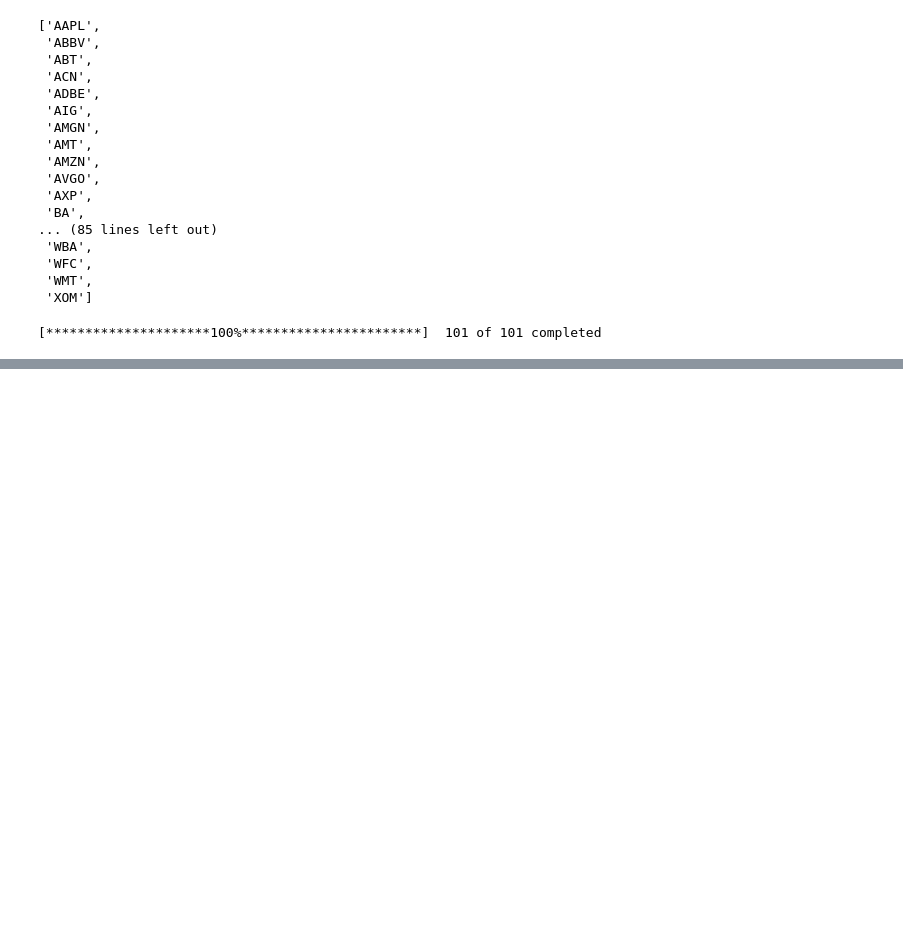
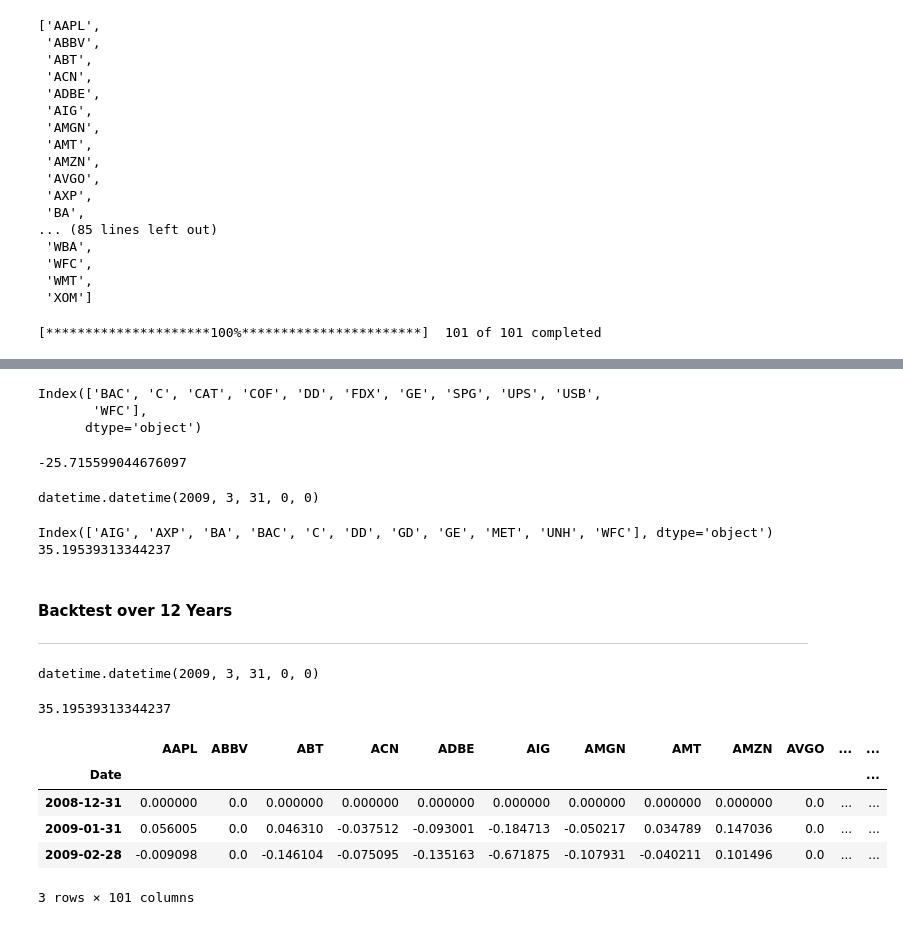
Before and after one commit to factorwonk/quantcryptobasic, a Jupyter notebook: 08_short_term_reversal.ipynb, the cells around one changed output, grey strips where cells are left out. Drawn from its saved outputs; the diff is of its cells as text; code cells hidden in the pictures; blank space fills up the shorter version.

Commit message:
saved minor edits to reversal branch

```diff
--- a/08_short_term_reversal.ipynb
+++ b/08_short_term_reversal.ipynb
@@ -129,0 +227,8 @@ prices.head()
+# %%
+# Screen for all stocks in the lowest performing decile
+losers = ret_1M[ret_1M.decile == 0].index
+losers
+# %% [output]
+Index(['BAC', 'C', 'CAT', 'COF', 'DD', 'FDX', 'GE', 'SPG', 'UPS', 'USB',
+       'WFC'],
+      dtype='object')
@@ -129,0 +238,31 @@ prices.head()
+# %%
+# Worst performing returns ever for this strategy
+loser_returns*100
+# %% [output]
+-25.715599044676097
+# %%
+# Pick another formation date
+formation2 = dt.datetime(2009,3,31)
+formation2
+# %% [output]
+datetime.datetime(2009, 3, 31, 0, 0)
+# %%
+ret_1M = mthly_ret.loc[formation2 - MonthEnd(1)]
+# Rename the series
+ret_1M.name = 'mthly_ret'
+# Convert series to DataFrame
+ret_1M = pd.DataFrame(ret_1M)
+# Create Deciles
+ret_1M['decile'] = pd.qcut(ret_1M.mthly_ret, 10, labels=False)
+# Screen for all stocks in the lowest performing decile
+losers = ret_1M[ret_1M.decile == 0].index
+print(losers)
+# Get the EW returns on the new formation date
+loser_returns = mthly_ret.loc[formation2, mthly_ret.columns.isin(losers)].mean()
+print(loser_returns*100)
+# %% [output]
+Index(['AIG', 'AXP', 'BA', 'BAC', 'C', 'DD', 'GD', 'GE', 'MET', 'UNH', 'WFC'], dtype='object')
+35.19539313344237
+# %% [markdown]
+#### Backtest over 12 Years
+---
@@ -129,0 +278,19 @@ prices.head()
+# %%
+formation2
+# %% [output]
+datetime.datetime(2009, 3, 31, 0, 0)
+# %%
+reversal(formation2)
+# %% [output]
+35.19539313344237
+# %%
+# We can only start at date = 2009-02-28 since it contains prior month returns
+# We cannot start at date = 2008-01-31 since it doesnt contain any prior month returns
+pd.DataFrame(mthly_ret.iloc[:3])
+# %% [output]
+|  | AAPL | ABBV | ABT | ACN | ADBE | AIG | AMGN | AMT | AMZN | AVGO | ... | ... |
+| Date |  |  |  |  |  |  |  |  |  |  |  | ... |
+| 2008-12-31 | 0.000000 | 0.0 | 0.000000 | 0.000000 | 0.000000 | 0.000000 | 0.000000 | 0.000000 | 0.000000 | 0.0 | ... | ... |
+| 2009-01-31 | 0.056005 | 0.0 | 0.046310 | -0.037512 | -0.093001 | -0.184713 | -0.050217 | 0.034789 | 0.147036 | 0.0 | ... | ... |
+| 2009-02-28 | -0.009098 | 0.0 | -0.146104 | -0.075095 | -0.135163 | -0.671875 | -0.107931 | -0.040211 | 0.101496 | 0.0 | ... | ... |
+3 rows × 101 columns
```
Also changed, not shown: parts of 24 cells of this notebook.
